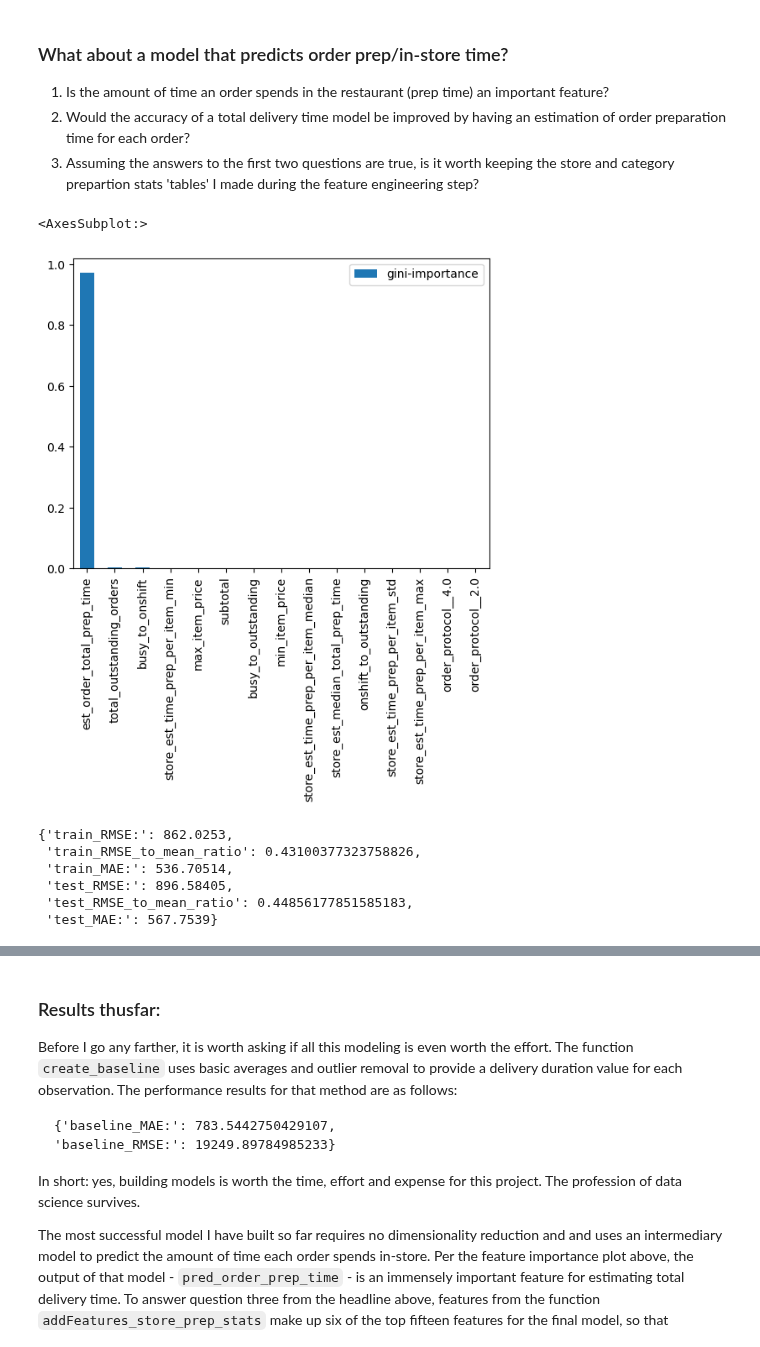
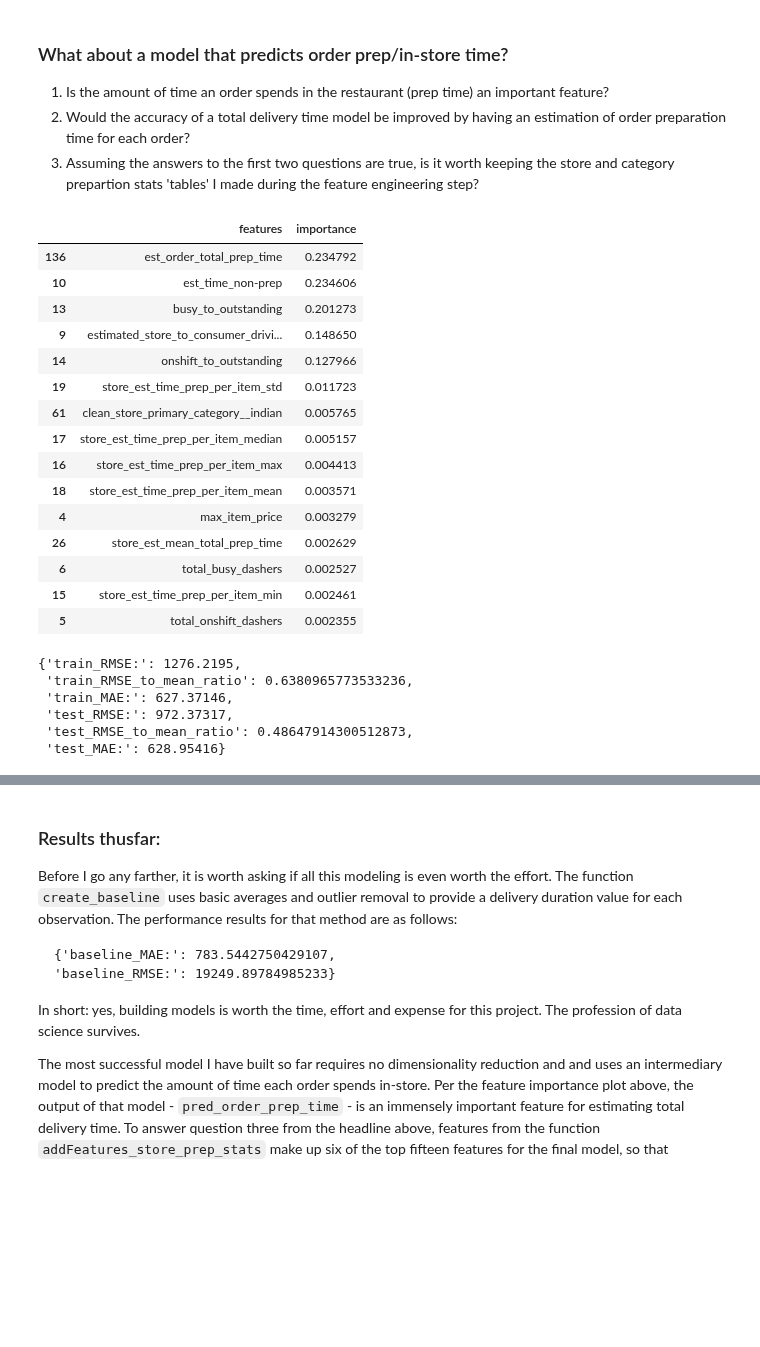
Before and after one commit to Tanag3r/stratascratch_projects, a Jupyter notebook: doordash_delivery_est/doordash_est.ipynb, the cells around one changed output, grey strips where cells are left out. Cells and saved outputs as stored; diff of their text form; code cells hidden in the pictures; blank space fills up the shorter version.

Commit message:
applied automl to two step method

```diff
--- a/doordash_delivery_est/doordash_est.ipynb
+++ b/doordash_delivery_est/doordash_est.ipynb
@@ -432,11 +434,11 @@ def ApplyMethod_autoML(x_train,x_test,y_train,y_test,time_budget=int,metric=str,
     try:
         auto_ml.fit(X_train=x_train,y_train=y_train,time_budget=time_budget,metric=metric,estimator_list=estimator_list,task=task,seed=42,verbose=0)
         ## test error
-        y_hat_test = auto_ml.predict(x_train)
+        y_hat_test = auto_ml.predict(x_test)
         test_RMSE = mean_squared_error(y_true=y_test,y_pred=y_hat_test,squared=False)
         test_MAE = mean_absolute_error(y_true=y_test,y_pred=y_hat_test)
-        ## test feature importances
-        feature_importances = [auto_ml.feature_names_in_,auto_ml.feature_importances_]
+        ## feature importances
+        feature_importances_df = pd.DataFrame({'features':auto_ml.feature_names_in_,'importance':auto_ml.feature_importances_})
         ## train error
         y_hat_train = auto_ml.predict(x_train)
         train_RMSE = mean_squared_error(y_true=y_train,y_pred=y_hat_train,squared=False)
@@ -454,7 +456,7 @@ def ApplyMethod_autoML(x_train,x_test,y_train,y_test,time_budget=int,metric=str,
         trained_model = auto_ml
     except Exception as ex:
         raise ex
-    return trained_model,feature_importances,eval_stats
+    return trained_model,feature_importances_df,eval_stats
 # %% [markdown]
 #### PCA versus VIF dimensionality reduction:
 
@@ -696,13 +608,37 @@ createBaseline(historical_data=historical_data)
 # %%
 ## first and foremost, is this model worth building? Is in-store time an important feature?
 hypoth_df = prep_time_df.join(train_df[['actual_total_delivery_duration']])
-hypoth_feature_df = VIF_dim_reduction(feature_frame=hypoth_df,target_feature='actual_total_delivery_duration',vif_limit=20)[0]
-hypoth_xtrain,hypoth_xtest,hypoth_ytrain,hypoth_ytest = build_train_test(dataset=hypoth_feature_df,target_feature='actual_total_delivery_duration',test_size=0.2)
-hypoth_feature_importances = calcRF_feature_importance(x_train=hypoth_xtrain,y_train=hypoth_ytrain)
-hypoth_feature_importances.sort_values(by='gini-importance',ascending=False).head(15).plot(kind='bar',rot=90)
+# hypoth_feature_df = VIF_dim_reduction(feature_frame=hypoth_df,target_feature='actual_total_delivery_duration',vif_limit=20)[0]
+hypoth_xtrain,hypoth_xtest,hypoth_ytrain,hypoth_ytest = build_train_test(dataset=hypoth_df,target_feature='actual_total_delivery_duration',test_size=0.2)
+hypoth_feature_importances = ApplyMethod_autoML(
+    x_train=hypoth_xtrain,
+    x_test=hypoth_xtest,
+    y_train=hypoth_ytrain,
+    y_test=hypoth_ytest,
+    time_budget=60,
+    metric='mse',
+    estimator_list=['xgboost'],
+    task='regression'
+)[1]
-# %% [output]
-<AxesSubplot:>
-[figure, removed]
+# %%
+hypoth_feature_importances.sort_values(by='importance',ascending=False).head(15)
+# %% [output]
+|  | features | importance |
+| 136 | est_order_total_prep_time | 0.234792 |
+| 10 | est_time_non-prep | 0.234606 |
+| 13 | busy_to_outstanding | 0.201273 |
+| 9 | estimated_store_to_consumer_drivi... | 0.148650 |
+| 14 | onshift_to_outstanding | 0.127966 |
+| 19 | store_est_time_prep_per_item_std | 0.011723 |
+| 61 | clean_store_primary_category__indian | 0.005765 |
+| 17 | store_est_time_prep_per_item_median | 0.005157 |
+| 16 | store_est_time_prep_per_item_max | 0.004413 |
+| 18 | store_est_time_prep_per_item_mean | 0.003571 |
+| 4 | max_item_price | 0.003279 |
+| 26 | store_est_mean_total_prep_time | 0.002629 |
+| 6 | total_busy_dashers | 0.002527 |
+| 15 | store_est_time_prep_per_item_min | 0.002461 |
+| 5 | total_onshift_dashers | 0.002355 |
 # %%
 ## produce estimates with mergable indices
 ## todo: #6 fix appending of new columns -- done
@@ -733,19 +672,19 @@ deliv_est_df = predict_prep_time(
     prep_xtest=store_xtest,
     prep_ytrain=store_ytrain,
     prep_ytest=store_ytest,
-    model=xgboost.XGBRegressor(
-        objective='reg:gamma'
-    ),
+    time_budget=60,
+    metric='mse',
+    estimator_list=['xgboost'],
     prep_est_features_df=prep_time_df,
     delivery_est_features_df=train_df
 )
 deliv_est_df[1]
 # %% [output]
-{'train_RMSE:': 862.0253,
- 'train_RMSE_to_mean_ratio': 0.43100377323758826,
- 'train_MAE:': 536.70514,
- 'test_RMSE:': 896.58405,
- 'test_RMSE_to_mean_ratio': 0.44856177851585183,
- 'test_MAE:': 567.7539}
+{'train_RMSE:': 1276.2195,
+ 'train_RMSE_to_mean_ratio': 0.6380965773533236,
+ 'train_MAE:': 627.37146,
+ 'test_RMSE:': 972.37317,
+ 'test_RMSE_to_mean_ratio': 0.48647914300512873,
+ 'test_MAE:': 628.95416}
 # %%
 deliv_xtrain,deliv_xtest,deliv_ytrain,deliv_ytest = build_train_test(dataset=deliv_est_df[0],target_feature='actual_total_delivery_duration',test_size=0.2)
```
Also changed, not shown: parts of 15 cells of this notebook.
